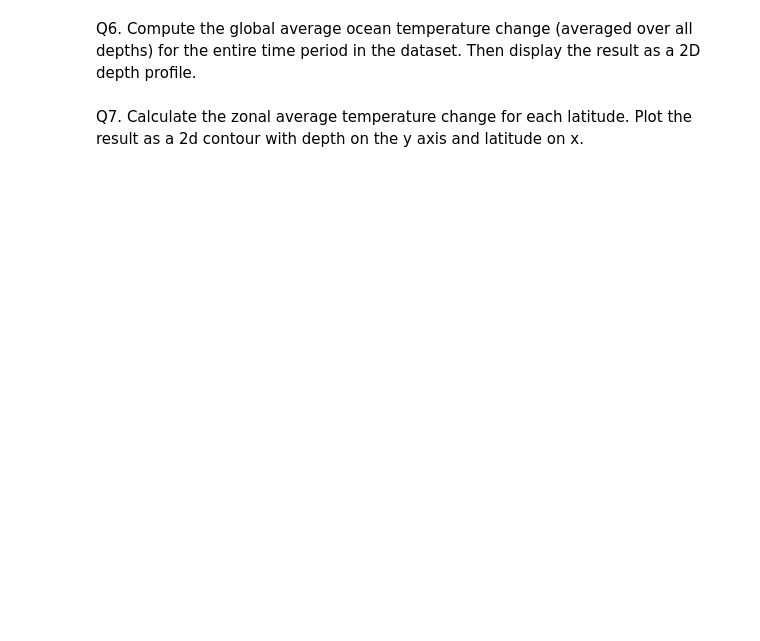
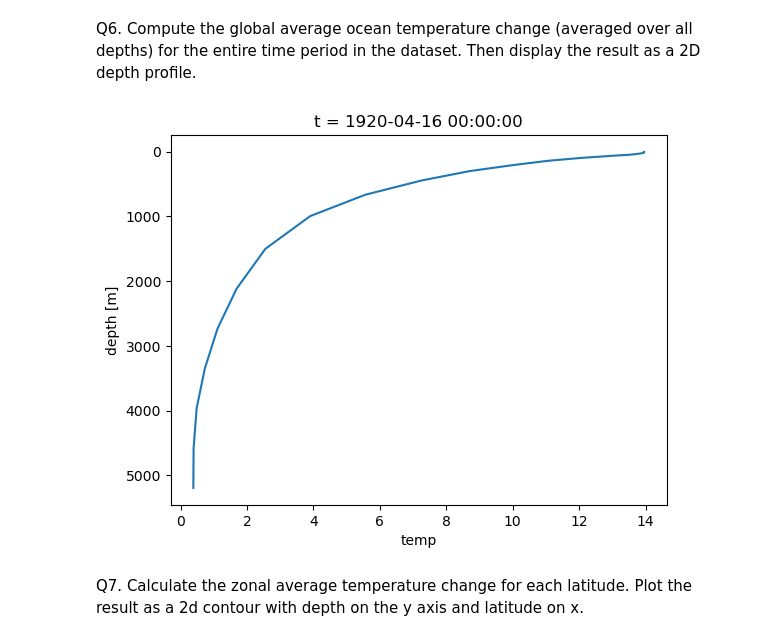
Before and after one commit to cm21glj/my-isc-work, a Jupyter notebook: python-data/exercises/ex02b_xr_aggregation.ipynb, the cells around one changed output. Cells and saved outputs as stored; diff of their text form; code cells hidden in the pictures; blank space fills up the shorter version.

```diff
--- a/python-data/exercises/ex02b_xr_aggregation.ipynb
+++ b/python-data/exercises/ex02b_xr_aggregation.ipynb
@@ -51,4 +72,14 @@ Q5. Calculate the **minimum** temperature across the water depth in all location
 # %% [markdown]
 Q6. Compute the global average ocean temperature change (averaged over all depths) for the entire time period in the dataset. Then display the result as a 2D depth profile.
+# %%
+import matplotlib.pyplot as plt
+
+fig, ax=plt.subplots()
+
+mean_temp = temperature.mean(["latitude", "longitude"])
+mean_temp.plot(y='depth',ax=ax)
+ax.invert_yaxis()
+# %% [output]
+[figure, added]
 # %% [markdown]
 Q7. Calculate the zonal average temperature change for each latitude. Plot the result as a 2d contour with depth on the y axis and latitude on x.
```
Also changed, not shown: parts of 1 cell of this notebook.
